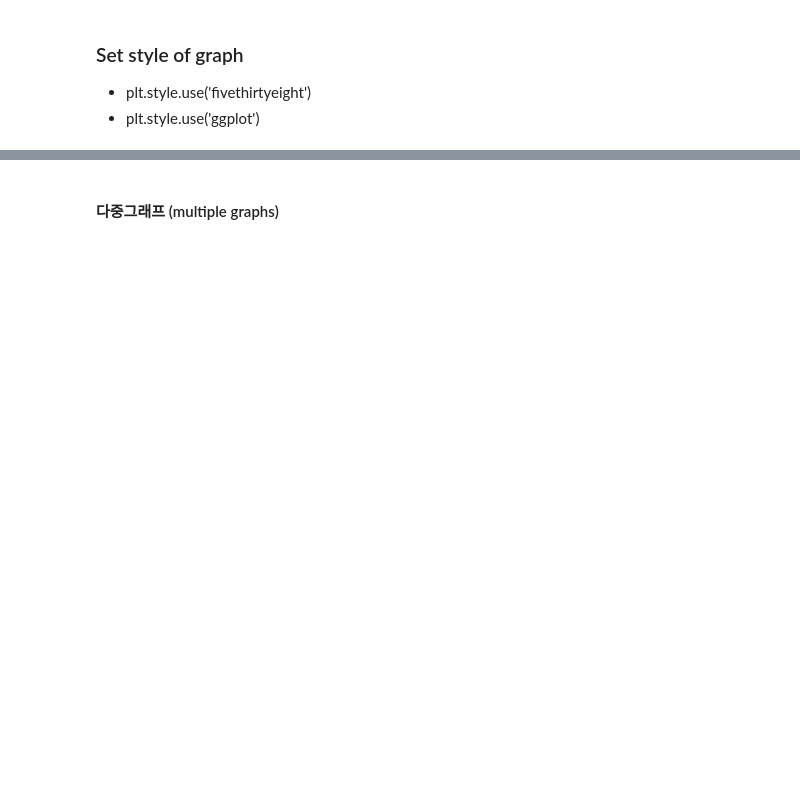
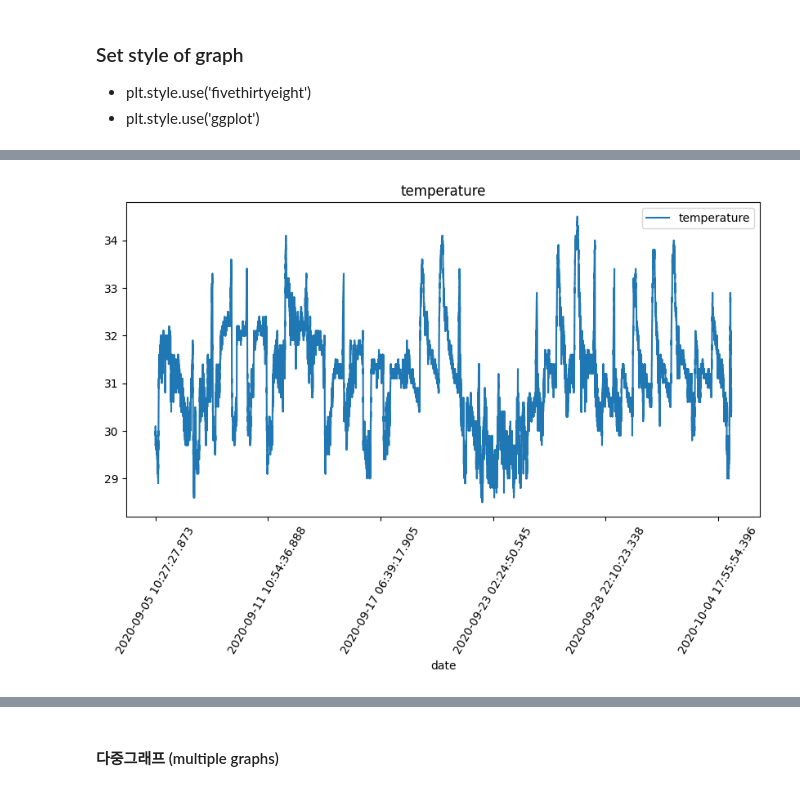
Before and after one commit to ducodbs0516/pdm18, a Jupyter notebook: py-pandas/pandas_6_iot_nano33_0.ipynb, the cells around one changed output, grey strips where cells are left out. Cells and saved outputs as stored; diff of their text form; code cells hidden in the pictures; blank space fills up the shorter version.

```diff
--- a/py-pandas/pandas_6_iot_nano33_0.ipynb
+++ b/py-pandas/pandas_6_iot_nano33_0.ipynb
@@ -285,6 +314,9 @@ plt.style.available
 # %%
 iot_data.plot(x='date', y='temperature', figsize=(10,5), title='temperature')
+plt.xticks(rotation=60)
 plt.style.use('seaborn-pastel') # 'seaborn-pastel', 'fivethirtyeight'
 plt.show()
+# %% [output]
+[figure, added]
 # %%
 iot_data.plot(x='date', y='temperature', figsize=(10,5), title='temperature')
```
Also changed, not shown: parts of 52 cells of this notebook.
